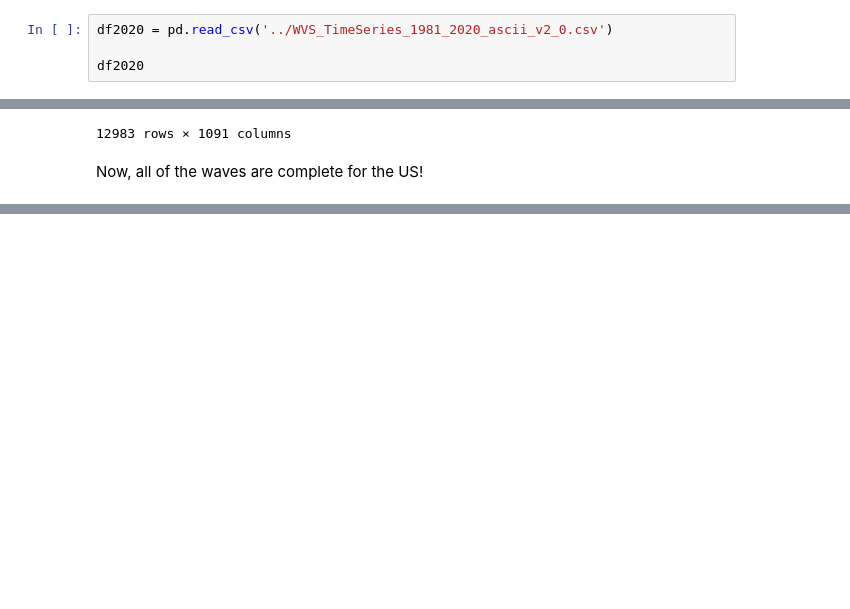
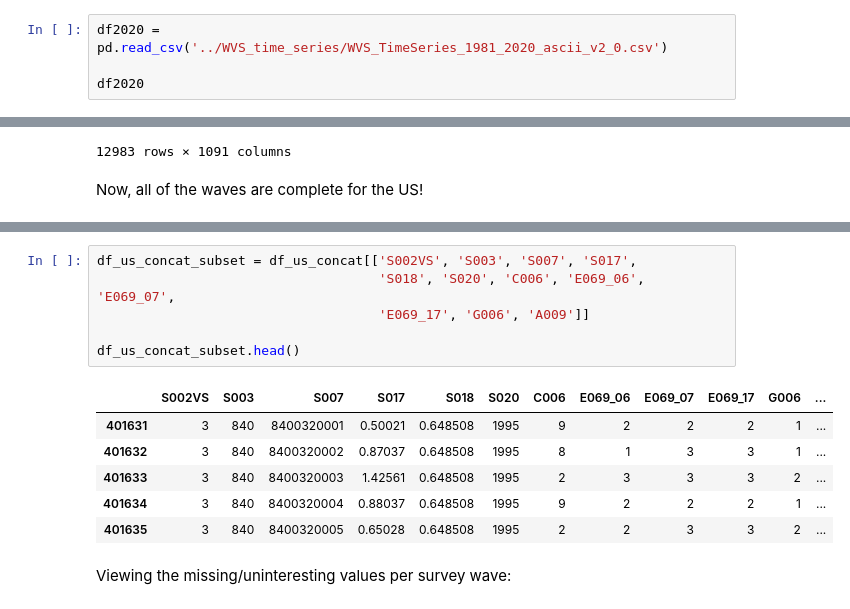
Before and after one commit to alejandro-delgado-t/Text_mining_final_project, a Jupyter notebook: wvs_timeseries_exploration.ipynb, the cells around one changed output, grey strips where cells are left out. Cells and saved outputs as stored; diff of their text form; blank space fills up the shorter version.

```diff
--- a/wvs_timeseries_exploration.ipynb
+++ b/wvs_timeseries_exploration.ipynb
@@ -119,7 +119,7 @@ Note how there is no data for the first 2 waves. This is solved below by merging
 # %% [markdown]
 ## Missing US data for the first 2 waves
 # %%
-df2020 = pd.read_csv('../WVS_TimeSeries_1981_2020_ascii_v2_0.csv')
+df2020 = pd.read_csv('../WVS_time_series/WVS_TimeSeries_1981_2020_ascii_v2_0.csv')
 
 df2020
 # %% [output]
@@ -229,0 +284,15 @@ Useful questions:
+# %%
+df_us_concat_subset = df_us_concat[['S002VS', 'S003', 'S007', 'S017',
+                                    'S018', 'S020', 'C006', 'E069_06', 'E069_07',
+                                    'E069_17', 'G006', 'A009']]
+
+df_us_concat_subset.head()
+# %% [output]
+|  | S002VS | S003 | S007 | S017 | S018 | S020 | C006 | E069_06 | E069_07 | E069_17 | G006 | ... |
+| 401631 | 3 | 840 | 8400320001 | 0.50021 | 0.648508 | 1995 | 9 | 2 | 2 | 2 | 1 | ... |
+| 401632 | 3 | 840 | 8400320002 | 0.87037 | 0.648508 | 1995 | 8 | 1 | 3 | 3 | 1 | ... |
+| 401633 | 3 | 840 | 8400320003 | 1.42561 | 0.648508 | 1995 | 2 | 3 | 3 | 3 | 2 | ... |
+| 401634 | 3 | 840 | 8400320004 | 0.88037 | 0.648508 | 1995 | 9 | 2 | 2 | 2 | 1 | ... |
+| 401635 | 3 | 840 | 8400320005 | 0.65028 | 0.648508 | 1995 | 2 | 2 | 3 | 3 | 2 | ... |
+# %% [markdown]
+Viewing the missing/uninteresting values per survey wave:
```
Also changed, not shown: parts of 9 cells of this notebook, 1 other file.
